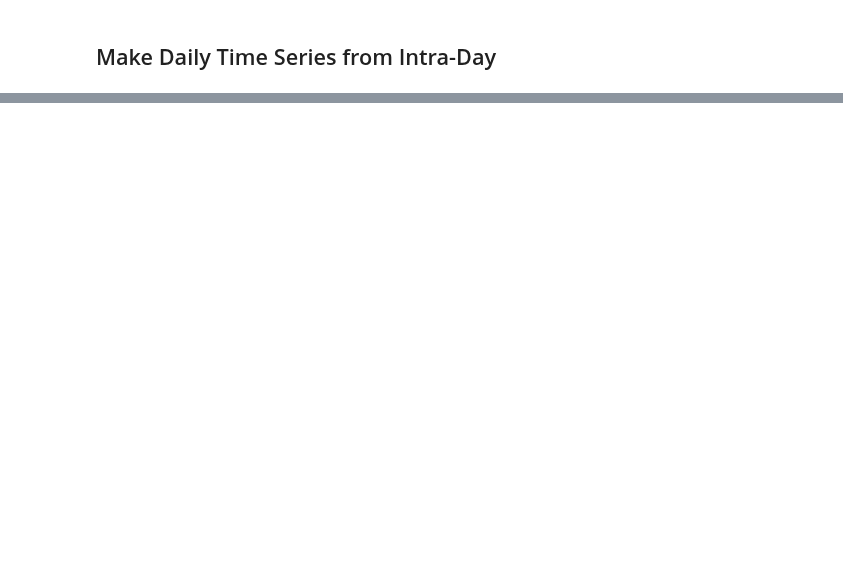
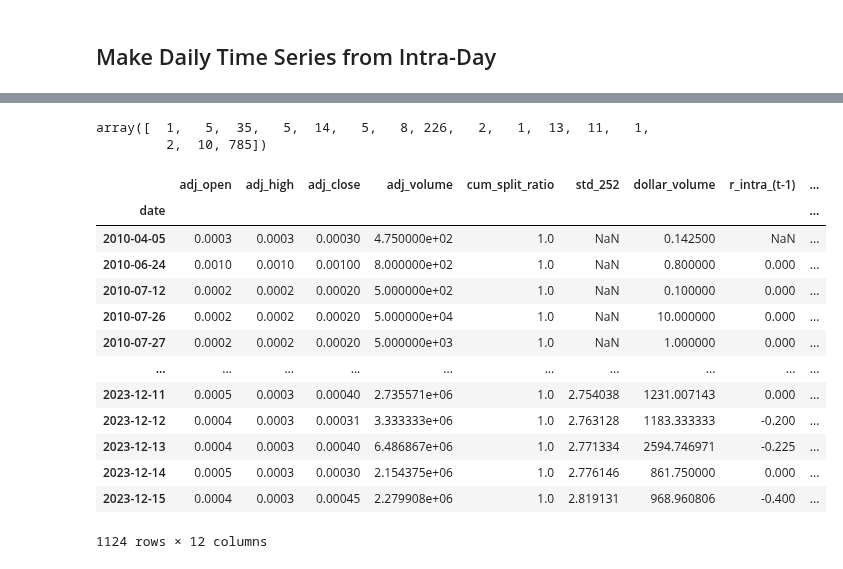
Before and after one commit to adrianbeer/LLM-News-Trading, a Jupyter notebook: src/preprocessing/iq_feed.ipynb, the cells around one changed output, grey strips where cells are left out. Drawn from its saved outputs; the diff is of its cells as text; code cells hidden in the pictures; blank space fills up the shorter version.

```diff
--- a/src/preprocessing/iq_feed.ipynb
+++ b/src/preprocessing/iq_feed.ipynb
@@ -113,0 +114,34 @@ set(tickers) - set(daily_tickers)
+# %%
+prices = pd.read_parquet(path=f"{config.data.iqfeed.daily.cleaned}/AAPJ_daily.parquet")
+# %%
+timedeltas = prices.index.diff()
+mask = timedeltas >= pd.Timedelta("30 days")
+# %%
+np.bincount(mask.cumsum())
+# %% [output]
+array([  1,   5,  35,   5,  14,   5,   8, 226,   2,   1,  13,  11,   1,
+         2,  10, 785])
+# %%
+groupers = mask.cumsum()
+# %%
+def f(x):
+    # if x.shape[0] == 1:
+    #     return x[:0]
+    x["sum"] = x.shape[0]
+    return x
+prices.groupby(groupers, group_keys=False).apply(f)
+# %% [output]
+|  | adj_open | adj_high | adj_close | adj_volume | cum_split_ratio | std_252 | dollar_volume | r_intra_(t-1) | ... |
+| date |  |  |  |  |  |  |  |  | ... |
+| 2010-04-05 | 0.0003 | 0.0003 | 0.00030 | 4.750000e+02 | 1.0 | NaN | 0.142500 | NaN | ... |
+| 2010-06-24 | 0.0010 | 0.0010 | 0.00100 | 8.000000e+02 | 1.0 | NaN | 0.800000 | 0.000 | ... |
+| 2010-07-12 | 0.0002 | 0.0002 | 0.00020 | 5.000000e+02 | 1.0 | NaN | 0.100000 | 0.000 | ... |
+| 2010-07-26 | 0.0002 | 0.0002 | 0.00020 | 5.000000e+04 | 1.0 | NaN | 10.000000 | 0.000 | ... |
+| 2010-07-27 | 0.0002 | 0.0002 | 0.00020 | 5.000000e+03 | 1.0 | NaN | 1.000000 | 0.000 | ... |
+| ... | ... | ... | ... | ... | ... | ... | ... | ... | ... |
+| 2023-12-11 | 0.0005 | 0.0003 | 0.00040 | 2.735571e+06 | 1.0 | 2.754038 | 1231.007143 | 0.000 | ... |
+| 2023-12-12 | 0.0004 | 0.0003 | 0.00031 | 3.333333e+06 | 1.0 | 2.763128 | 1183.333333 | -0.200 | ... |
+| 2023-12-13 | 0.0004 | 0.0003 | 0.00040 | 6.486867e+06 | 1.0 | 2.771334 | 2594.746971 | -0.225 | ... |
+| 2023-12-14 | 0.0005 | 0.0003 | 0.00030 | 2.154375e+06 | 1.0 | 2.776146 | 861.750000 | 0.000 | ... |
+| 2023-12-15 | 0.0004 | 0.0003 | 0.00045 | 2.279908e+06 | 1.0 | 2.819131 | 968.960806 | -0.400 | ... |
+1124 rows × 12 columns
```
Also changed, not shown: parts of 6 cells of this notebook, 3 other files.
